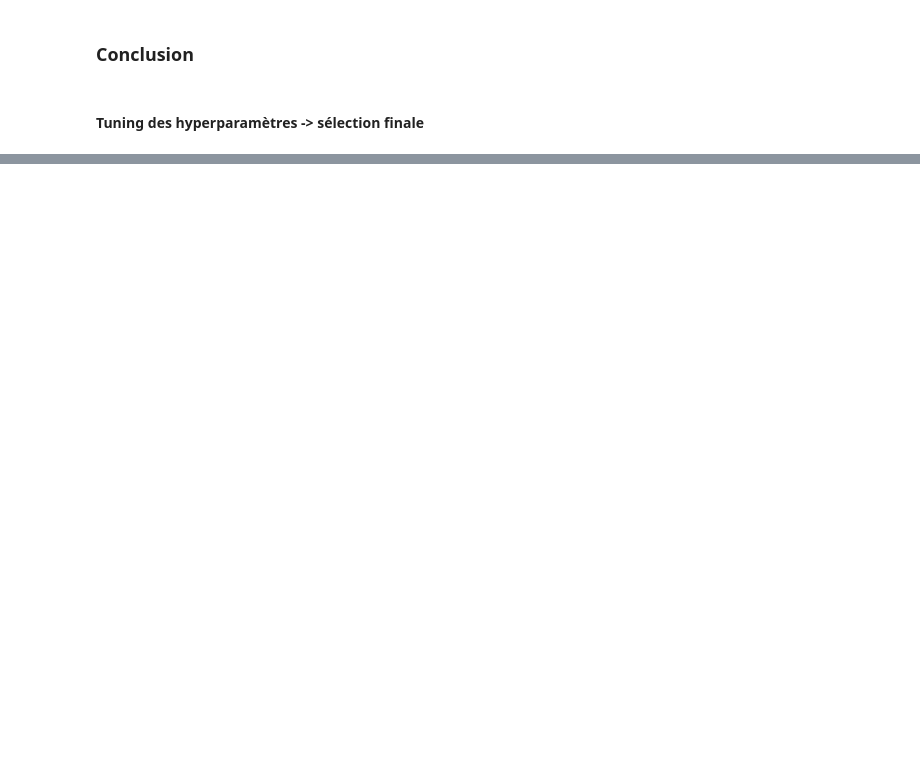
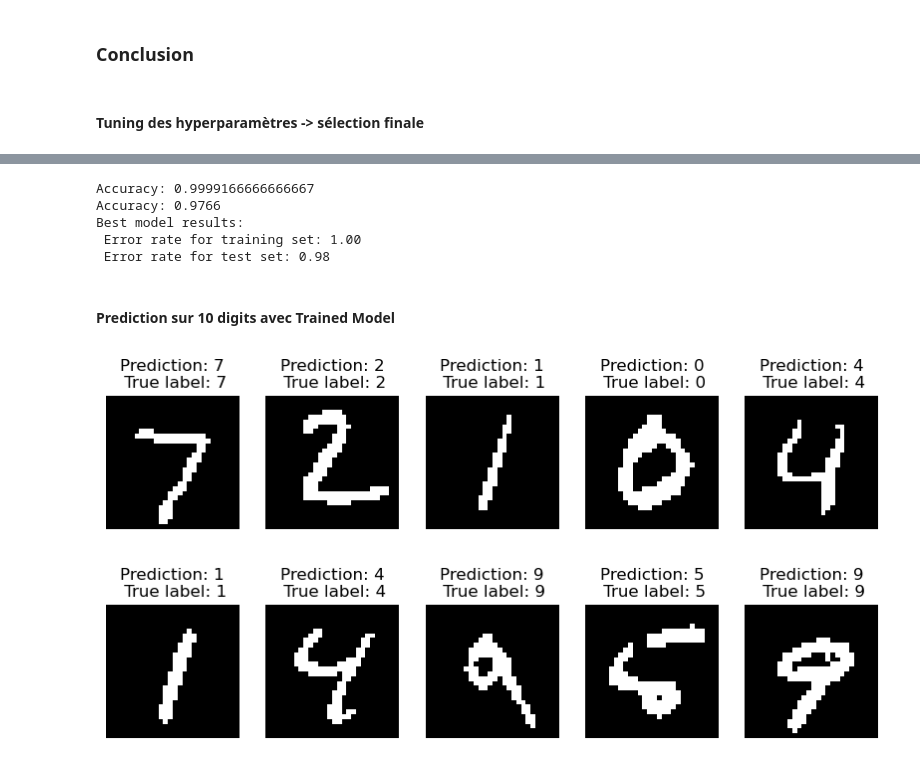
Before and after one commit to mittenover/DL2, a Jupyter notebook: explo_paupau_MNIST.ipynb, the cells around one changed output, grey strips where cells are left out. Cells and saved outputs as stored; diff of their text form; code cells hidden in the pictures; blank space fills up the shorter version.

```diff
--- a/explo_paupau_MNIST.ipynb
+++ b/explo_paupau_MNIST.ipynb
@@ -225,0 +294,15 @@ for i in range(10):
+# %%
+error_rate_best_train_train = DNN_best_train.test_DNN(X_train, y_train)
+error_rate_best_train_test = DNN_best_train.test_DNN(X_test, y_test)
+
+print("Best model results:")
+print(f" Error rate for training set: {error_rate_best_train_train:.2f}")
+print(f" Error rate for test set: {error_rate_best_train_test:.2f}")
+# %% [output]
+Accuracy: 0.9999166666666667
+Accuracy: 0.9766
+Best model results:
+ Error rate for training set: 1.00
+ Error rate for test set: 0.98
+# %% [markdown]
+#### Prediction sur 10 digits avec Trained Model
@@ -225,0 +314,9 @@ for i in range(10):
+# %%
+plt.subplots(2, 5, figsize=(10, 5))
+for i in range(10):
+    plt.subplot(2, 5, i+1)
+    plt.imshow(X_test[i].reshape(28, 28), cmap='gray')
+    plt.title(f"Prediction: {predictions[i]}\n True label: {np.argmax(y_test[i])}")
+    plt.axis('off')
+# %% [output]
+[figure, added]
```
Also changed, not shown: parts of 11 cells of this notebook, 3 other files.
